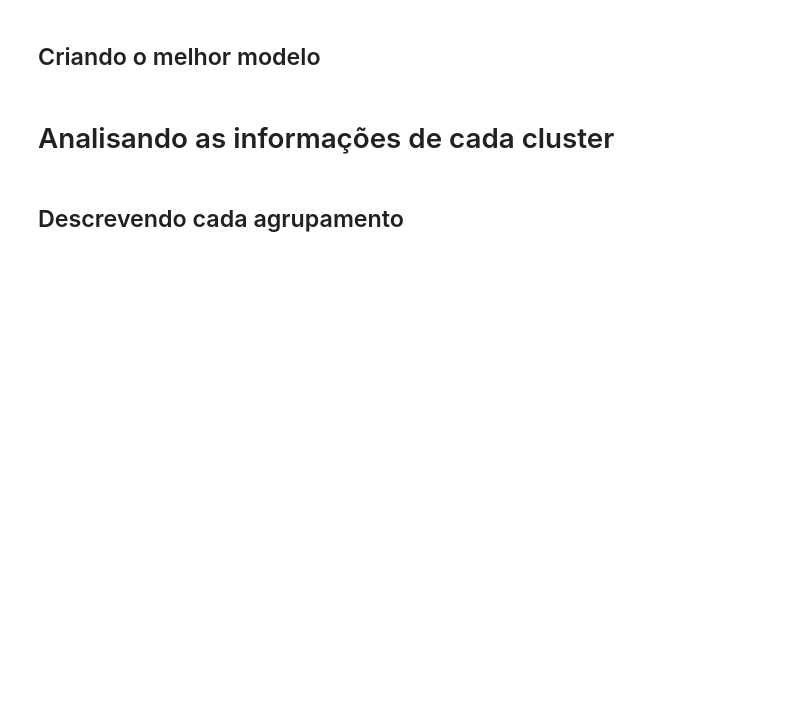
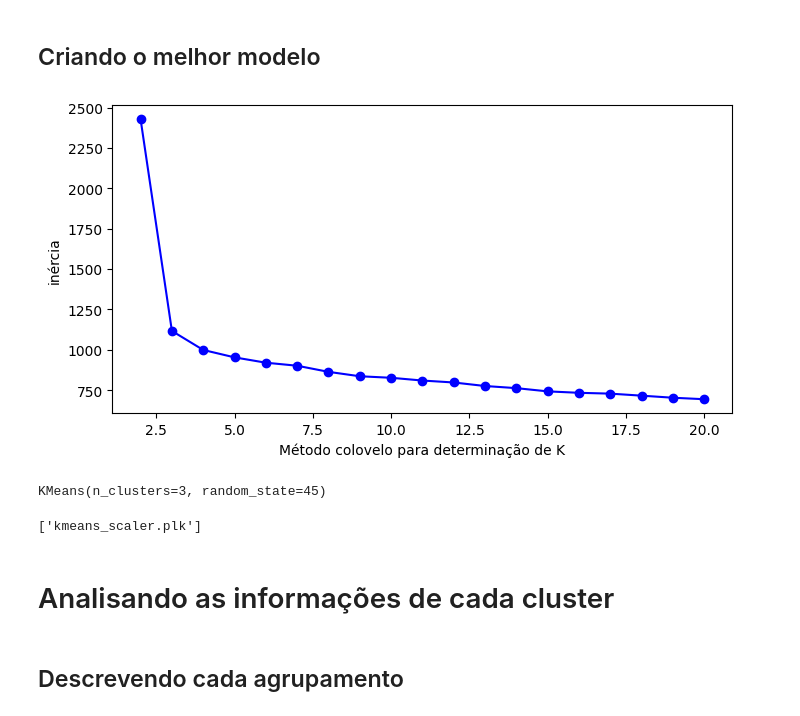
Before and after one commit to LuizinhoXT/Python, a Jupyter notebook: machine_learning/clusterizacao/Projeto_marketing.ipynb, the cells around one changed output. Drawn from its saved outputs; the diff is of its cells as text; code cells hidden in the pictures; blank space fills up the shorter version.

```diff
--- a/machine_learning/clusterizacao/Projeto_marketing.ipynb
+++ b/machine_learning/clusterizacao/Projeto_marketing.ipynb
@@ -186,2 +314,4 @@ def graf_silhueta (n_clusters, dados):
 # %% [markdown]
 ## Verificando as métricas para os novos dados
+# %%
+silhueta, inercia = avaliacao(dados_escalados)
@@ -188,5 +345,19 @@ def graf_silhueta (n_clusters, dados):
 # %% [markdown]
 ## Criando o melhor modelo
+# %%
+plot_cotovelo(inercia)
+# %% [output]
+[figure, added]
+# %%
+modelo_kmeans = KMeans(n_clusters=3,random_state=45, n_init='auto')
+
+modelo_kmeans.fit(dados_escalados)
+# %% [output]
+KMeans(n_clusters=3, random_state=45)
+# %%
+joblib.dump(modelo_kmeans, 'kmeans_scaler.plk')
+# %% [output]
+['kmeans_scaler.plk']
 # %% [markdown]
 # Analisando as informações de cada cluster
 # %% [markdown]
```
Also changed, not shown: parts of 15 cells of this notebook, 2 other files.
